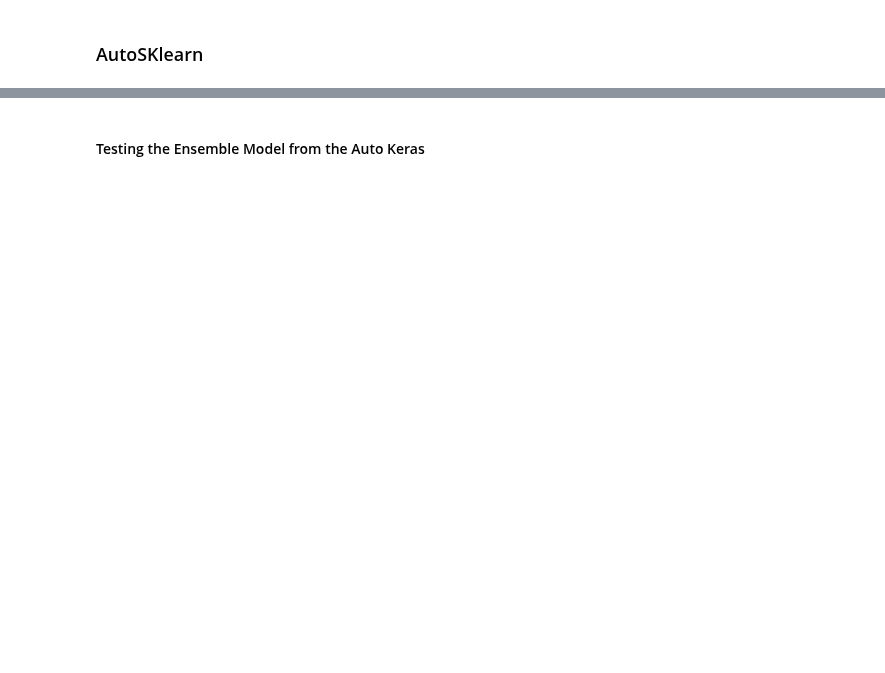
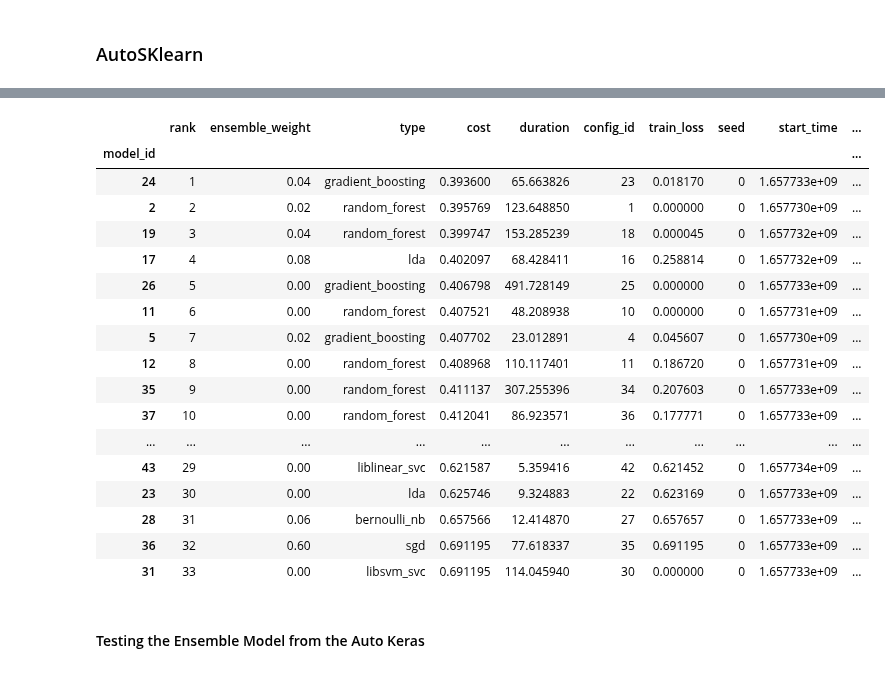
Before and after one commit to MarioCSilva/Speech_Emotion_Recognition_Thesis, a Jupyter notebook: iemocap/model/3_models_study_categorical.ipynb, the cells around one changed output, grey strips where cells are left out. Saved outputs shown, nothing was run; the diff lists cells and outputs as text; code cells hidden in the pictures; blank space fills up the shorter version.

```diff
--- a/iemocap/model/3_models_study_categorical.ipynb
+++ b/iemocap/model/3_models_study_categorical.ipynb
@@ -184,5 +267,24 @@ ensemble_model.show_models()
 # %%
-ensemble_model.leaderboard()
+ensemble_model.leaderboard(detailed = True, ensemble_only=False)
+# %% [output]
+|  | rank | ensemble_weight | type | cost | duration | config_id | train_loss | seed | start_time | ... |
+| model_id |  |  |  |  |  |  |  |  |  | ... |
+| 24 | 1 | 0.04 | gradient_boosting | 0.393600 | 65.663826 | 23 | 0.018170 | 0 | 1.657733e+09 | ... |
+| 2 | 2 | 0.02 | random_forest | 0.395769 | 123.648850 | 1 | 0.000000 | 0 | 1.657730e+09 | ... |
+| 19 | 3 | 0.04 | random_forest | 0.399747 | 153.285239 | 18 | 0.000045 | 0 | 1.657732e+09 | ... |
+| 17 | 4 | 0.08 | lda | 0.402097 | 68.428411 | 16 | 0.258814 | 0 | 1.657732e+09 | ... |
+| 26 | 5 | 0.00 | gradient_boosting | 0.406798 | 491.728149 | 25 | 0.000000 | 0 | 1.657733e+09 | ... |
+| 11 | 6 | 0.00 | random_forest | 0.407521 | 48.208938 | 10 | 0.000000 | 0 | 1.657731e+09 | ... |
+| 5 | 7 | 0.02 | gradient_boosting | 0.407702 | 23.012891 | 4 | 0.045607 | 0 | 1.657730e+09 | ... |
+| 12 | 8 | 0.00 | random_forest | 0.408968 | 110.117401 | 11 | 0.186720 | 0 | 1.657731e+09 | ... |
+| 35 | 9 | 0.00 | random_forest | 0.411137 | 307.255396 | 34 | 0.207603 | 0 | 1.657733e+09 | ... |
+| 37 | 10 | 0.00 | random_forest | 0.412041 | 86.923571 | 36 | 0.177771 | 0 | 1.657733e+09 | ... |
+| ... | ... | ... | ... | ... | ... | ... | ... | ... | ... | ... |
+| 43 | 29 | 0.00 | liblinear_svc | 0.621587 | 5.359416 | 42 | 0.621452 | 0 | 1.657734e+09 | ... |
+| 23 | 30 | 0.00 | lda | 0.625746 | 9.324883 | 22 | 0.623169 | 0 | 1.657733e+09 | ... |
+| 28 | 31 | 0.06 | bernoulli_nb | 0.657566 | 12.414870 | 27 | 0.657657 | 0 | 1.657733e+09 | ... |
+| 36 | 32 | 0.60 | sgd | 0.691195 | 77.618337 | 35 | 0.691195 | 0 | 1.657733e+09 | ... |
+| 31 | 33 | 0.00 | libsvm_svc | 0.691195 | 114.045940 | 30 | 0.000000 | 0 | 1.657733e+09 | ... |
 # %% [markdown]
 #### Testing the Ensemble Model from the Auto Keras
 # %%
```
Also changed, not shown: parts of 12 cells of this notebook.
